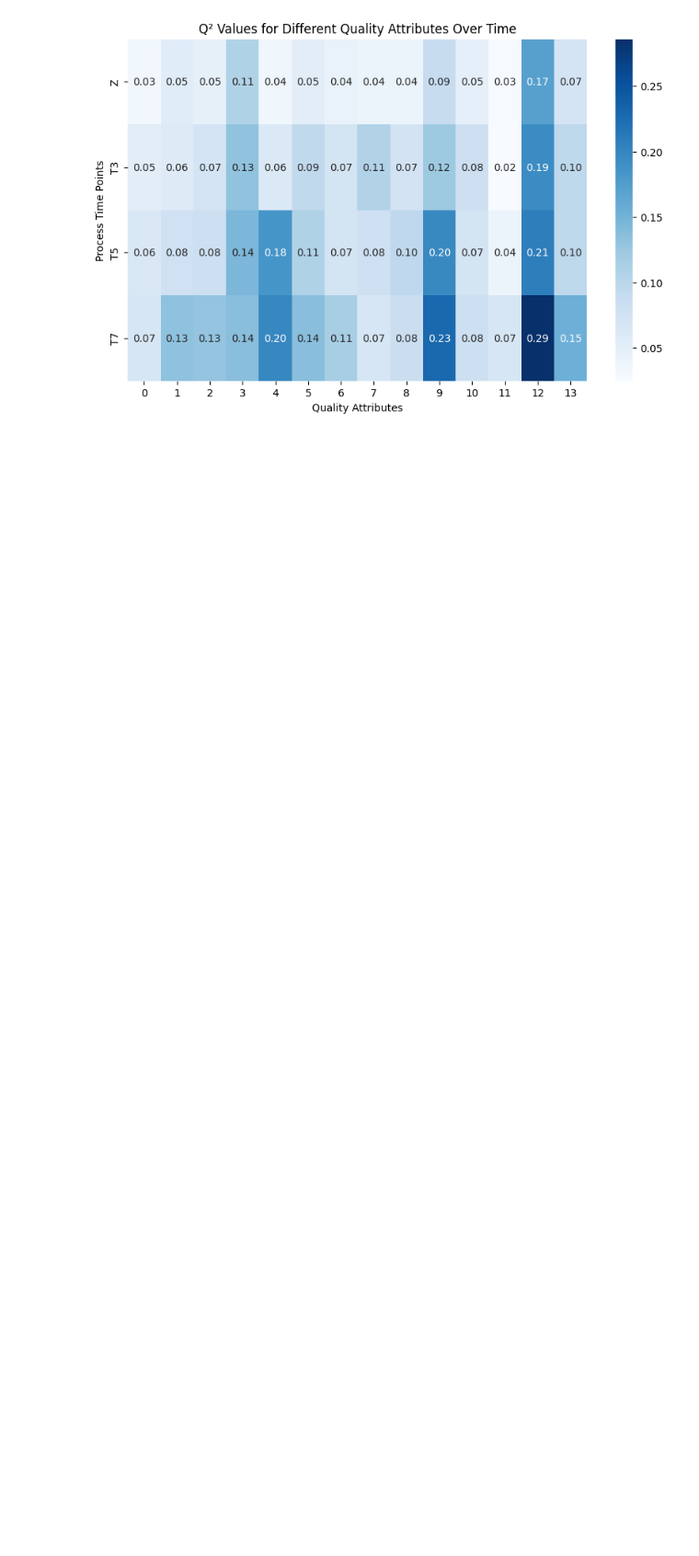
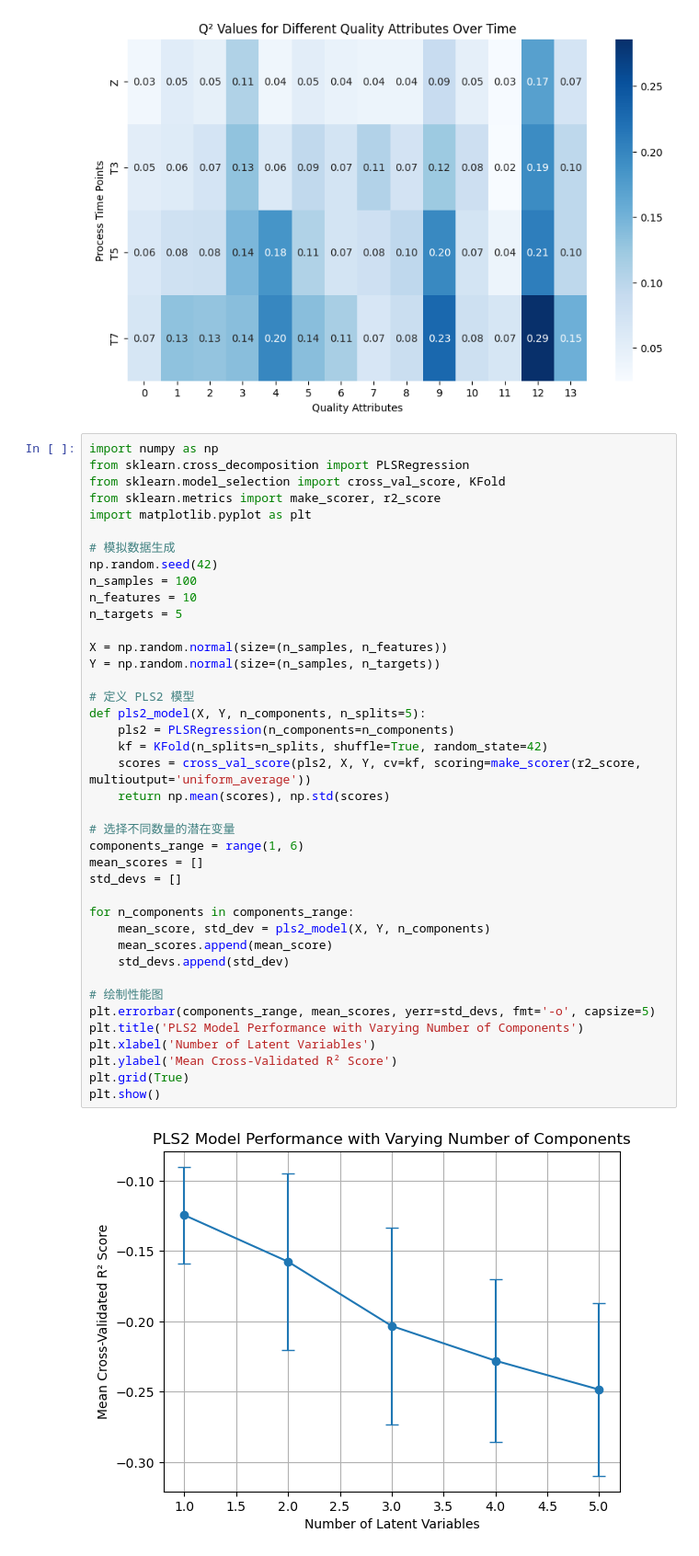
Before and after one commit to deepbiolab/diffbio, a Jupyter notebook: notebook/Untitled.ipynb, the cells around one changed output. Shown: that part at 92% size. Drawn from its saved outputs; the diff is of its cells as text; blank space fills up the shorter version.

```diff
--- a/notebook/Untitled.ipynb
+++ b/notebook/Untitled.ipynb
@@ -49,3 +49,45 @@ plt.title("Q² Values for Different Quality Attributes Over Time")
 plt.show()
 # %% [output]
 [figure]
+# %%
+import numpy as np
+from sklearn.cross_decomposition import PLSRegression
+from sklearn.model_selection import cross_val_score, KFold
+from sklearn.metrics import make_scorer, r2_score
+import matplotlib.pyplot as plt
+
+# 模拟数据生成
+np.random.seed(42)
+n_samples = 100
+n_features = 10
+n_targets = 5
+
+X = np.random.normal(size=(n_samples, n_features))
+Y = np.random.normal(size=(n_samples, n_targets))
+
+# 定义 PLS2 模型
+def pls2_model(X, Y, n_components, n_splits=5):
+    pls2 = PLSRegression(n_components=n_components)
+    kf = KFold(n_splits=n_splits, shuffle=True, random_state=42)
+    scores = cross_val_score(pls2, X, Y, cv=kf, scoring=make_scorer(r2_score, multioutput='uniform_average'))
+    return np.mean(scores), np.std(scores)
+
+# 选择不同数量的潜在变量
+components_range = range(1, 6)
+mean_scores = []
+std_devs = []
+
+for n_components in components_range:
+    mean_score, std_dev = pls2_model(X, Y, n_components)
+    mean_scores.append(mean_score)
+    std_devs.append(std_dev)
+
+# 绘制性能图
+plt.errorbar(components_range, mean_scores, yerr=std_devs, fmt='-o', capsize=5)
+plt.title('PLS2 Model Performance with Varying Number of Components')
+plt.xlabel('Number of Latent Variables')
+plt.ylabel('Mean Cross-Validated R² Score')
+plt.grid(True)
+plt.show()
+# %% [output]
+[figure, added]
```
Also changed, not shown: 43 other files.
